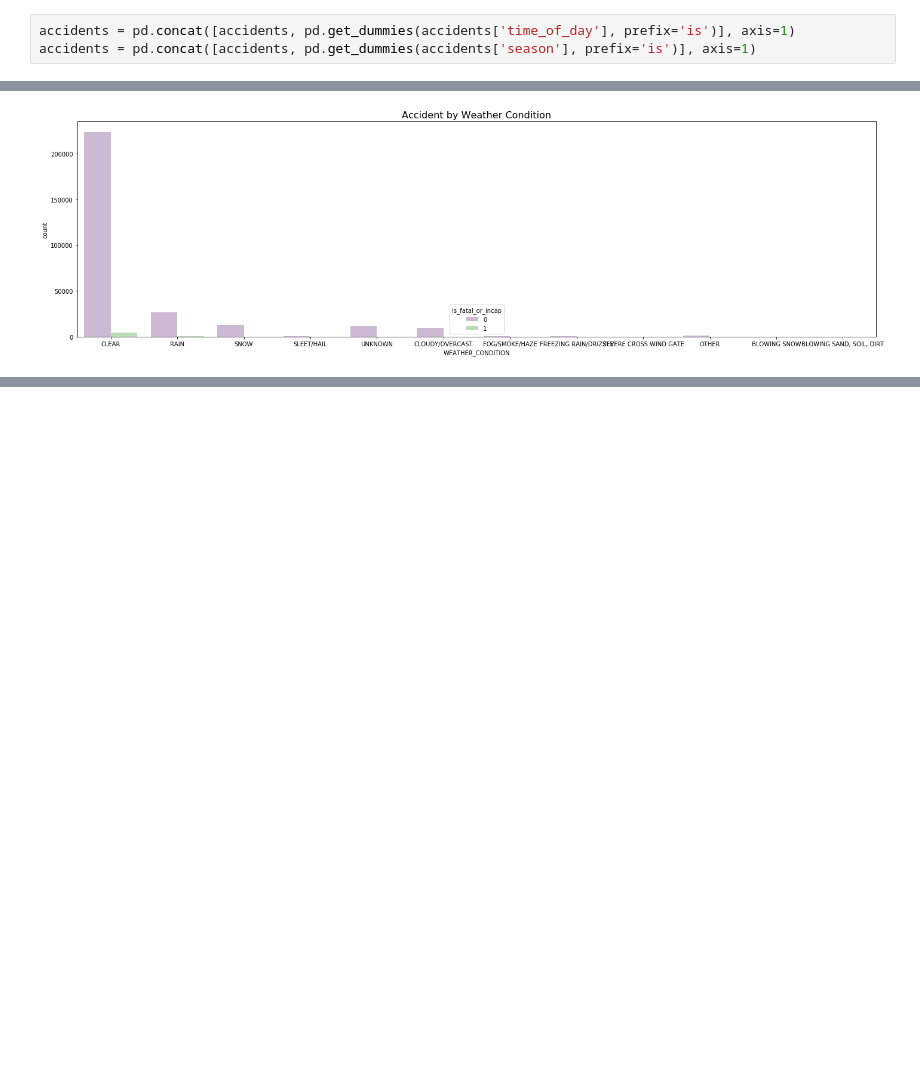
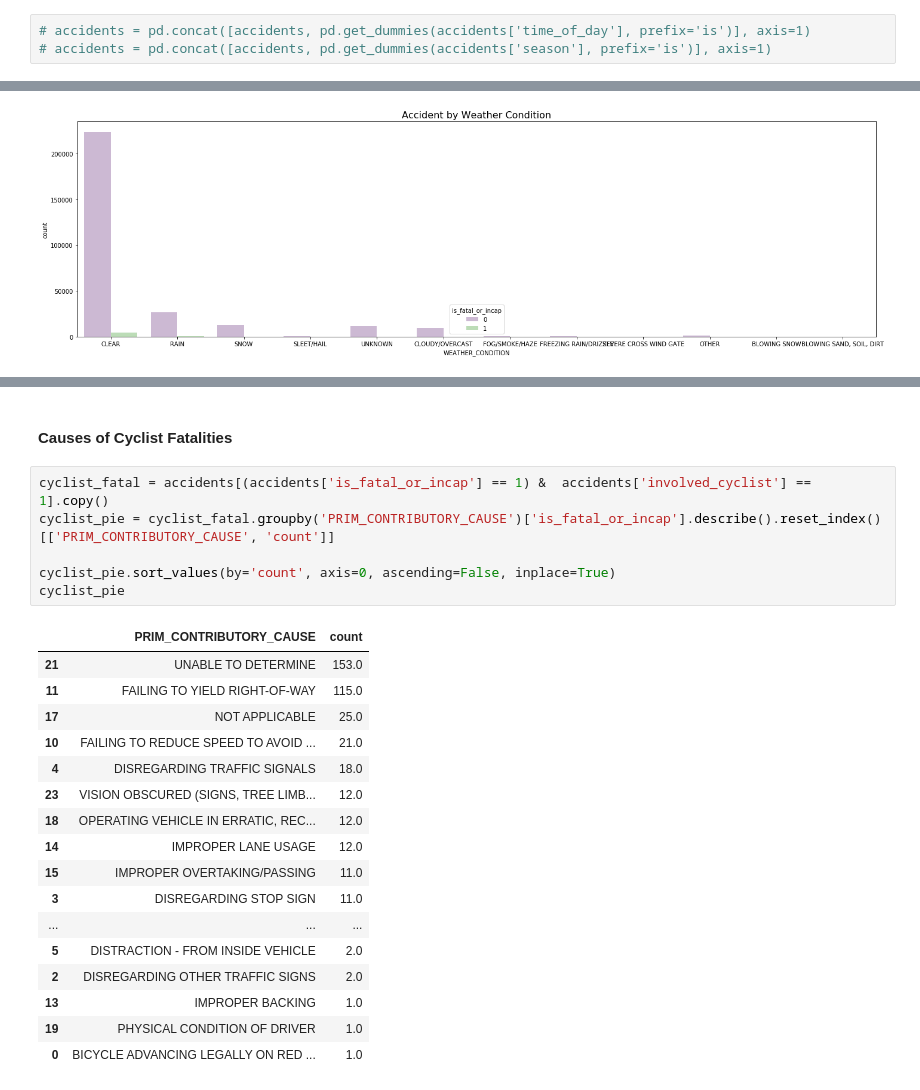
Before and after one commit to Morgan-Sell/chicago-traffic-safety, a Jupyter notebook: eda_feature_engineer.ipynb, the cells around one changed output, grey strips where cells are left out. Drawn from its saved outputs; the diff is of its cells as text; blank space fills up the shorter version.

Commit message:
created analysis of cyclist and pedestrian fatalities

```diff
--- a/eda_feature_engineer.ipynb
+++ b/eda_feature_engineer.ipynb
@@ -110,8 +93,8 @@ accidents['at_intersection'] = accidents['TRAFFICWAY_TYPE'].apply(lambda x: retu
 # Traffic device related
 accidents['was_non_functioning_device'] = accidents['TRAFFICWAY_TYPE'].apply(lambda x: return_true_if_in_list(x, ['FUNCTIONING IMPROPERLY', 'MISSING', 'NOT FUNCTIONING']))
 # %%
-accidents = pd.concat([accidents, pd.get_dummies(accidents['time_of_day'], prefix='is')], axis=1)
-accidents = pd.concat([accidents, pd.get_dummies(accidents['season'], prefix='is')], axis=1)
+# accidents = pd.concat([accidents, pd.get_dummies(accidents['time_of_day'], prefix='is')], axis=1)
+# accidents = pd.concat([accidents, pd.get_dummies(accidents['season'], prefix='is')], axis=1)
 # %%
 eda_feat_eng_utils.plot_null_val_heatmap(accidents, "Null Values", figsize=(20,8))
 # %% [output]
@@ -398,0 +395,26 @@ geo_df
+# %% [markdown]
+#### Causes of Cyclist Fatalities
+# %%
+cyclist_fatal = accidents[(accidents['is_fatal_or_incap'] == 1) &  accidents['involved_cyclist'] == 1].copy()
+cyclist_pie = cyclist_fatal.groupby('PRIM_CONTRIBUTORY_CAUSE')['is_fatal_or_incap'].describe().reset_index()[['PRIM_CONTRIBUTORY_CAUSE', 'count']]
+
+cyclist_pie.sort_values(by='count', axis=0, ascending=False, inplace=True)
+cyclist_pie
+# %% [output]
+|  | PRIM_CONTRIBUTORY_CAUSE | count |
+| 21 | UNABLE TO DETERMINE | 153.0 |
+| 11 | FAILING TO YIELD RIGHT-OF-WAY | 115.0 |
+| 17 | NOT APPLICABLE | 25.0 |
+| 10 | FAILING TO REDUCE SPEED TO AVOID ... | 21.0 |
+| 4 | DISREGARDING TRAFFIC SIGNALS | 18.0 |
+| 23 | VISION OBSCURED (SIGNS, TREE LIMB... | 12.0 |
+| 18 | OPERATING VEHICLE IN ERRATIC, REC... | 12.0 |
+| 14 | IMPROPER LANE USAGE | 12.0 |
+| 15 | IMPROPER OVERTAKING/PASSING | 11.0 |
+| 3 | DISREGARDING STOP SIGN | 11.0 |
+| ... | ... | ... |
+| 5 | DISTRACTION - FROM INSIDE VEHICLE | 2.0 |
+| 2 | DISREGARDING OTHER TRAFFIC SIGNS | 2.0 |
+| 13 | IMPROPER BACKING | 1.0 |
+| 19 | PHYSICAL CONDITION OF DRIVER | 1.0 |
+| 0 | BICYCLE ADVANCING LEGALLY ON RED ... | 1.0 |
```
Also changed, not shown: parts of 9 cells of this notebook.
